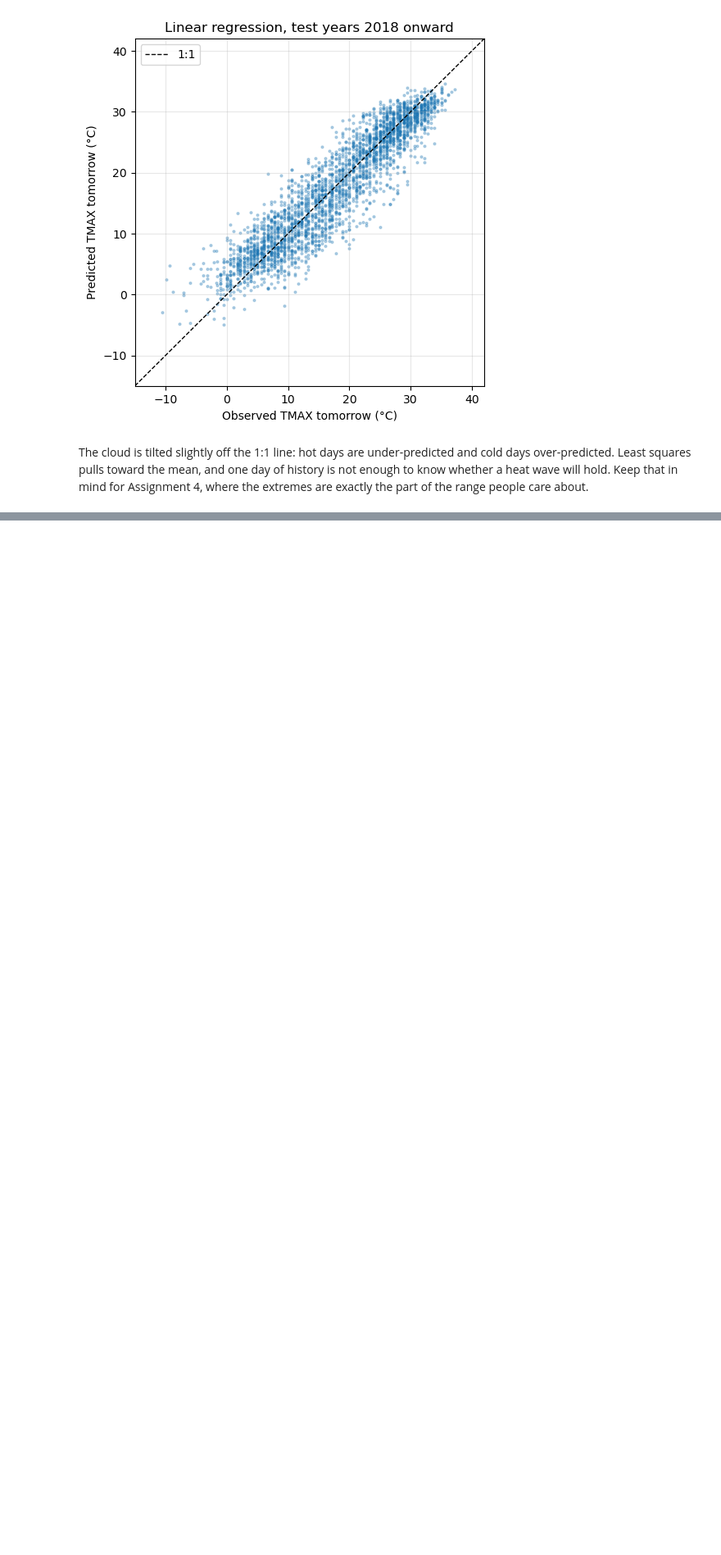
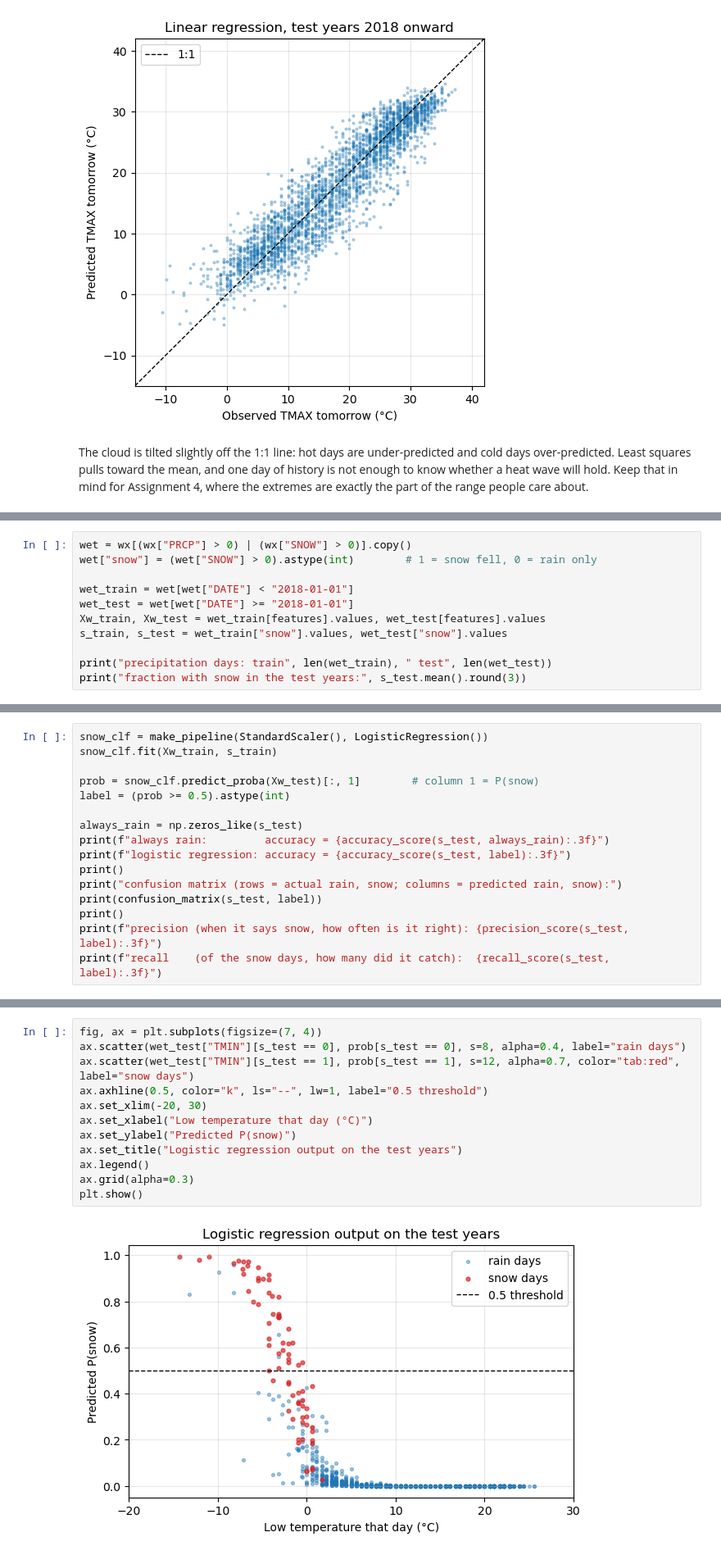
Before and after one commit to dmw2166/ML4Climate2026, a Jupyter notebook: tutorials/week04-supervised-tutorial.ipynb, the cells around one changed output, grey strips where cells are left out. Shown at 82% size. Drawn from its saved outputs; the diff is of its cells as text; blank space fills up the shorter version.

```diff
--- a/tutorials/week04-supervised-tutorial.ipynb
+++ b/tutorials/week04-supervised-tutorial.ipynb
@@ -401,0 +287,11 @@ already has it.
+# %%
+wet = wx[(wx["PRCP"] > 0) | (wx["SNOW"] > 0)].copy()
+wet["snow"] = (wet["SNOW"] > 0).astype(int)        # 1 = snow fell, 0 = rain only
+
+wet_train = wet[wet["DATE"] < "2018-01-01"]
+wet_test = wet[wet["DATE"] >= "2018-01-01"]
+Xw_train, Xw_test = wet_train[features].values, wet_test[features].values
+s_train, s_test = wet_train["snow"].values, wet_test["snow"].values
+
+print("precipitation days: train", len(wet_train), " test", len(wet_test))
+print("fraction with snow in the test years:", s_test.mean().round(3))
@@ -401,0 +301,16 @@ already has it.
+# %%
+snow_clf = make_pipeline(StandardScaler(), LogisticRegression())
+snow_clf.fit(Xw_train, s_train)
+
+prob = snow_clf.predict_proba(Xw_test)[:, 1]        # column 1 = P(snow)
+label = (prob >= 0.5).astype(int)
+
+always_rain = np.zeros_like(s_test)
+print(f"always rain:         accuracy = {accuracy_score(s_test, always_rain):.3f}")
+print(f"logistic regression: accuracy = {accuracy_score(s_test, label):.3f}")
+print()
+print("confusion matrix (rows = actual rain, snow; columns = predicted rain, snow):")
+print(confusion_matrix(s_test, label))
+print()
+print(f"precision (when it says snow, how often is it right): {precision_score(s_test, label):.3f}")
+print(f"recall    (of the snow days, how many did it catch):  {recall_score(s_test, label):.3f}")
@@ -401,0 +335,14 @@ already has it.
+# %%
+fig, ax = plt.subplots(figsize=(7, 4))
+ax.scatter(wet_test["TMIN"][s_test == 0], prob[s_test == 0], s=8, alpha=0.4, label="rain days")
+ax.scatter(wet_test["TMIN"][s_test == 1], prob[s_test == 1], s=12, alpha=0.7, color="tab:red", label="snow days")
+ax.axhline(0.5, color="k", ls="--", lw=1, label="0.5 threshold")
+ax.set_xlim(-20, 30)
+ax.set_xlabel("Low temperature that day (°C)")
+ax.set_ylabel("Predicted P(snow)")
+ax.set_title("Logistic regression output on the test years")
+ax.legend()
+ax.grid(alpha=0.3)
+plt.show()
+# %% [output]
+[figure, added]
```
Also changed, not shown: parts of 36 cells of this notebook.
